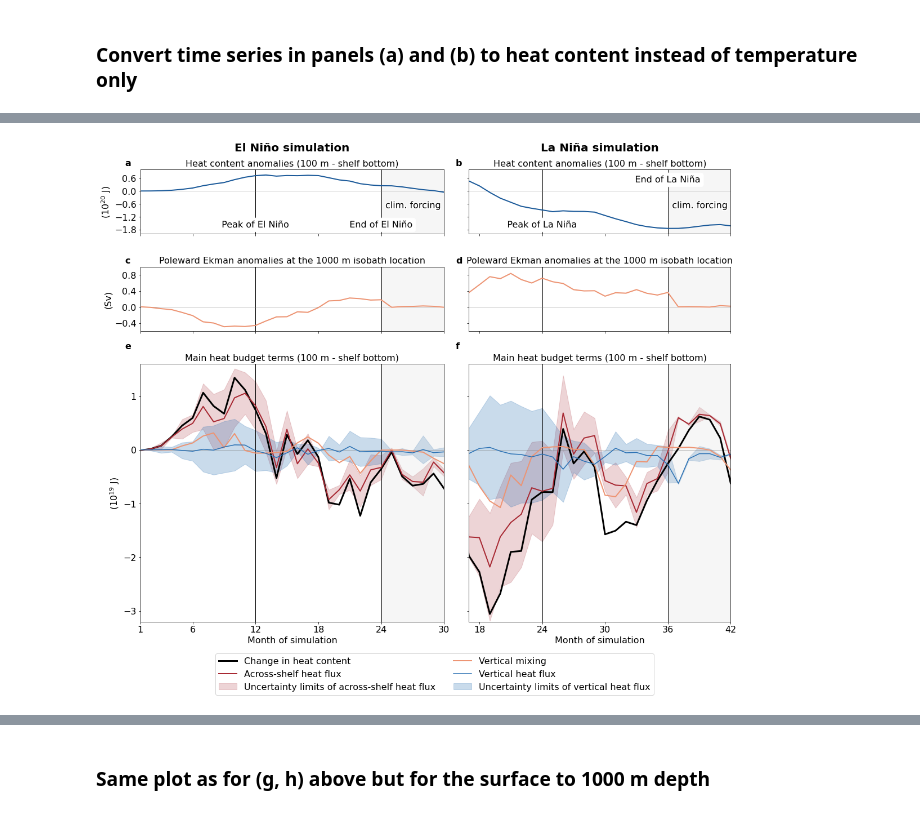
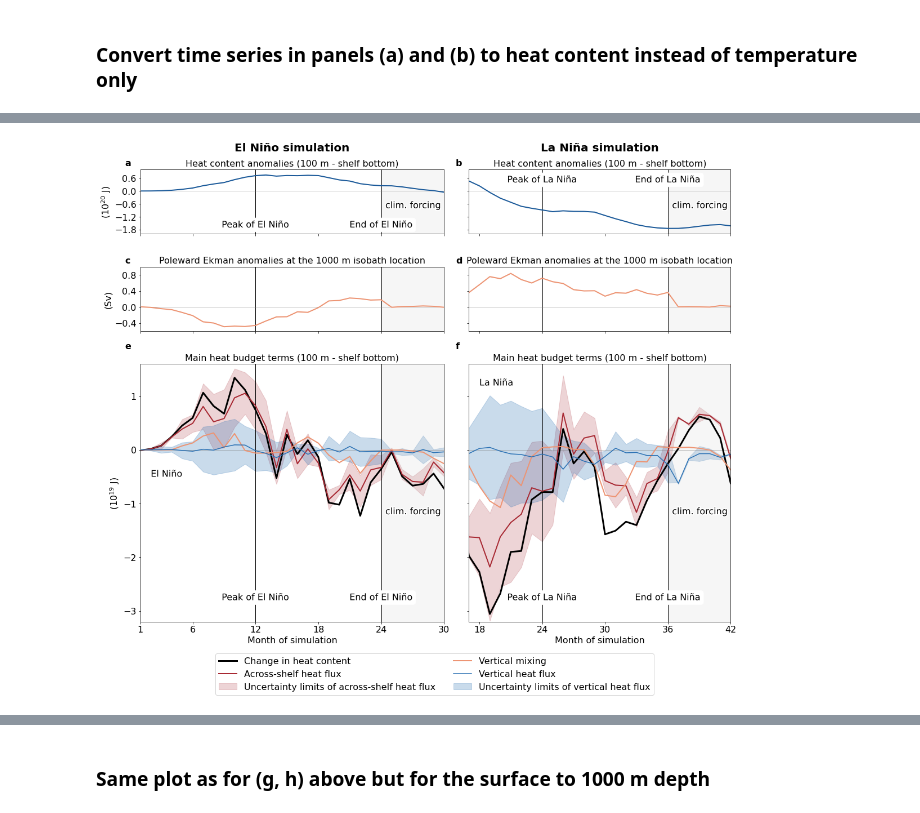
Before and after one commit to mauricehuguenin/ENSO-Antarctica_scripts, a Jupyter notebook: time_series_N34_and_simulated_N34_along_with_temps.ipynb, the cells around one changed output, grey strips where cells are left out. Cells and saved outputs as stored; diff of their text form; code cells hidden in the pictures.

```diff
--- a/time_series_N34_and_simulated_N34_along_with_temps.ipynb
+++ b/time_series_N34_and_simulated_N34_along_with_temps.ipynb
@@ -413,7 +413,7 @@ for f in [6,7]:
 
         plt.plot(time, (temp_submeso_EN_100_down+temp_vdiffuse_sbc_EN_100_down+sw_heat_EN_100_down+
                         temp_eta_smooth_EN_100_down+frazil_3d_EN_100_down+sfc_hflux_pme_EN_100_down)/1e19, label = 'Surface forcing',            linewidth = 2, color = 'g')
-        plt.plot(time, temp_rivermix_EN_100_down/1e19,                                                      label = 'Surface volume',             linewidth = 2, color = rotblau[19])
+        # plt.plot(time, temp_rivermix_EN_100_down/1e19,                                                      label = 'Surface volume',             linewidth = 2, color = rotblau[19])
 
     if f == 7:
 
@@ -427,7 +427,7 @@ for f in [6,7]:
 
         plt.plot(time, (temp_submeso_LN_100_down+temp_vdiffuse_sbc_LN_100_down+sw_heat_LN_100_down+
                         temp_eta_smooth_LN_100_down+frazil_3d_LN_100_down+sfc_hflux_pme_LN_100_down)/1e19, label = 'Surface forcing',            linewidth = 2, color = 'g')
-        plt.plot(time, temp_rivermix_LN_100_down/1e19,                                                      label = 'Surface volume',             linewidth = 2, color = rotblau[19])
+        # plt.plot(time, temp_rivermix_LN_100_down/1e19,                                                      label = 'Surface volume',             linewidth = 2, color = rotblau[19])
 
 
     ax1.tick_params(axis='y', labelcolor='k')
@@ -1322,24 +1322,43 @@ for f in [2,3,4,5,6,7]:
     if f in [2,4,6]: ax1.axvspan(24, 30, color=[.83, .83, .83], alpha=.2) # shade period where I applied climatological, RYF, forcing
     if f in [3,5,7]: ax1.axvspan(36, 42, color=[.83, .83, .83], alpha=.2) # shade period where I applied climatological, RYF, forcing
 
-
+    # annotations
     if f in [2]:
         ax1.text(12, -1.7, 'Peak of El Niño', fontsize=16, ha='center', rotation=0, c='k', bbox=dict(boxstyle="round", ec='w',fc='w')
-                ).set_path_effects([PathEffects.withStroke(linewidth=4, foreground='w')])
+                ).set_path_effects([PathEffects.withStroke(linewidth=3, foreground='w')])
         ax1.text(24, -1.7, 'End of El Niño', fontsize=16, ha='center', rotation=0, c='k', bbox=dict(boxstyle="round", ec='w',fc='w')
-                ).set_path_effects([PathEffects.withStroke(linewidth=4, foreground='w')])
+                ).set_path_effects([PathEffects.withStroke(linewidth=3, foreground='w')])
         ax1.text(24.4, -.8, 'clim. forcing', fontsize=16, ha='left').set_path_effects([PathEffects.withStroke(linewidth=4, foreground='w')])
-        # ax1.annotate('', xy=(27, -2.6), xytext=(24.1, -2.6),xycoords='data', size=20,arrowprops=dict(facecolor='grey', ec = 'none',arrowstyle="fancy"))
     if f in [3]:
-        ax1.text(24, -.4, 'Peak of La Niña', fontsize=16, ha='center', rotation=0, c='k', bbox=dict(boxstyle="round", ec='w',fc='w')
-                ).set_path_effects([PathEffects.withStroke(linewidth=4, foreground='w')])
+        ax1.text(24, .4, 'Peak of La Niña', fontsize=16, ha='center', rotation=0, c='k', bbox=dict(boxstyle="round", ec='w',fc='w')
+                ).set_path_effects([PathEffects.withStroke(linewidth=3, foreground='w')])
         ax1.text(36, .4, 'End of La Niña', fontsize=16, ha='center', rotation=0, c='k', bbox=dict(boxstyle="round", ec='w',fc='w')
-                ).set_path_effects([PathEffects.withStroke(linewidth=4, foreground='w')])
+                ).set_path_effects([PathEffects.withStroke(linewidth=3, foreground='w')])
         ax1.text(36.4, -.8, 'clim. forcing', fontsize=16, ha='left').set_path_effects([PathEffects.withStroke(linewidth=4, foreground='w')])
         # ax1.annotate('', xy=(27, -2.6), xytext=(24.1, -2.6),xycoords='data', size=20,arrowprops=dict(facecolor='grey', ec = 'none',arrowstyle="fancy"))
+    if f in [6]:
+        ax1.text(12, -2.8, 'Peak of El Niño', fontsize=16, ha='center', rotation=0, c='k', bbox=dict(boxstyle="round", ec='w',fc='w')
+                ).set_path_effects([PathEffects.withStroke(linewidth=3, foreground='w')])
+        ax1.text(24, -2.8, 'End of El Niño', fontsize=16, ha='center', rotation=0, c='k', bbox=dict(boxstyle="round", ec='w',fc='w')
+                ).set_path_effects([PathEffects.withStroke(linewidth=3, foreground='w')])
+        ax1.text(24.4, -1.2, 'clim. forcing', fontsize=16, ha='left').set_path_effects([PathEffects.withStroke(linewidth=4, foreground='w')])
+    if f in [7]:
+        ax1.text(24, -2.8, 'Peak of La Niña', fontsize=16, ha='center', rotation=0, c='k', bbox=dict(boxstyle="round", ec='w',fc='w')
+                ).set_path_effects([PathEffects.withStroke(linewidth=3, foreground='w')])
+        ax1.text(36, -2.8, 'End of La Niña', fontsize=16, ha='center', rotation=0, c='k', bbox=dict(boxstyle="round", ec='w',fc='w')
+                ).set_path_effects([PathEffects.withStroke(linewidth=3, foreground='w')])
+        ax1.text(36.4, -1.2, 'clim. forcing', fontsize=16, ha='left').set_path_effects([PathEffects.withStroke(linewidth=4, foreground='w')])
+        # ax1.annotate('', xy=(27, -2.6), xytext=(24.1, -2.6),xycoords='data', size=20,arrowprops=dict(facecolor='grey', ec = 'none',arrowstyle="fancy"))
+
+
+
     if f in [6, 7]:
         ax1.set_xlabel('Month of simulation', color='k', fontsize=16) # x-axis label
         plt.ylim([-3.2,1.6])
+    if f == 6:
+        ax1.text(2, -.5, 'El Niño', fontsize=16, ha='left').set_path_effects([PathEffects.withStroke(linewidth=4, foreground='w')])
+    if f == 7:
+        ax1.text(18, 1.2, 'La Niña', fontsize=16, ha='left').set_path_effects([PathEffects.withStroke(linewidth=4, foreground='w')])
 
     # specifics for all subplots
     plt.title(title_str, fontsize=16)
@@ -1362,4 +1381,4 @@ Wall time: 2.58 s
-[figure, old version]
+[figure, new version]
 # %%
 %%time
 filename= 'Comparison_simulated_N34_and_JRA55-do'
```
Also changed, not shown: parts of 23 cells of this notebook, 1 other file.
